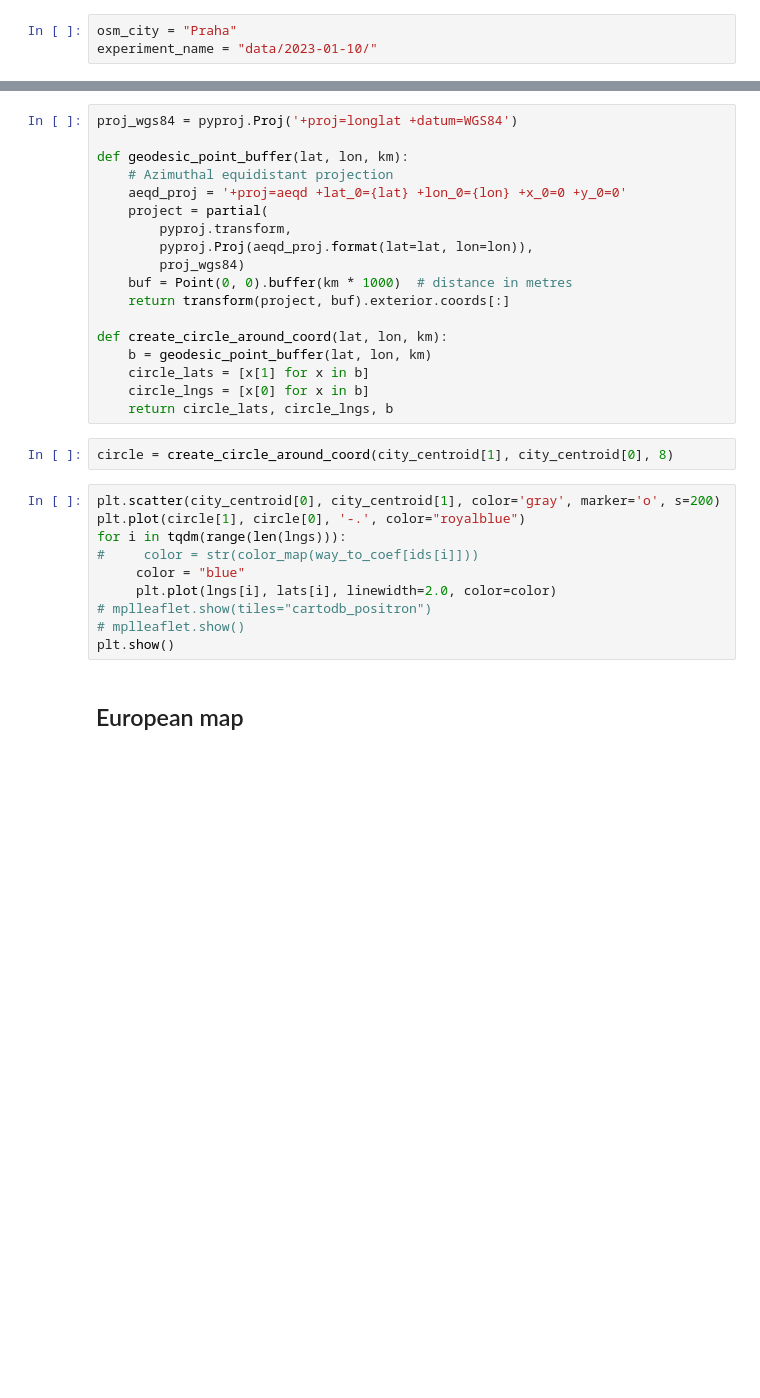
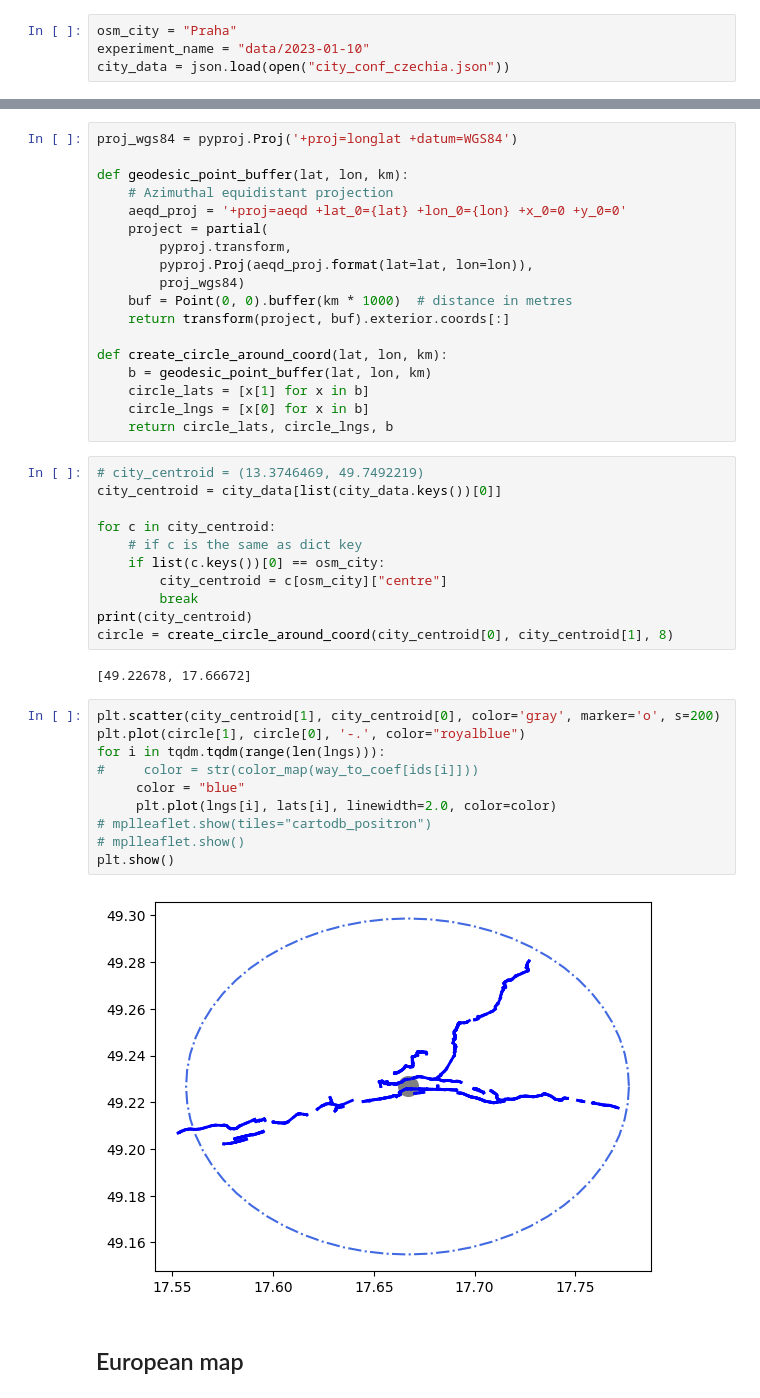
Before and after one commit to plzennakole/cyclorank, a Jupyter notebook: analyse_results.ipynb, the cells around one changed output, grey strips where cells are left out. Drawn from its saved outputs; the diff is of its cells as text; blank space fills up the shorter version.

```diff
--- a/analyse_results.ipynb
+++ b/analyse_results.ipynb
@@ -223,6 +228,7 @@ import matplotlib.pyplot as plt
 # %%
 osm_city = "Praha"
-experiment_name = "data/2023-01-10/"
+experiment_name = "data/2023-01-10"
+city_data = json.load(open("city_conf_czechia.json"))
 # %%
 filepath = f'{experiment_name}/extracted_maps/{osm_city}.pbf'
 osm = OSM(filepath)
@@ -368,17 +388,30 @@ def create_circle_around_coord(lat, lon, km):
     circle_lngs = [x[0] for x in b]
     return circle_lats, circle_lngs, b
 # %%
-circle = create_circle_around_coord(city_centroid[1], city_centroid[0], 8)
+# city_centroid = (13.3746469, 49.7492219)
+city_centroid = city_data[list(city_data.keys())[0]]
+
+for c in city_centroid:
+    # if c is the same as dict key
+    if list(c.keys())[0] == osm_city:
+        city_centroid = c[osm_city]["centre"]
+        break
+print(city_centroid)
+circle = create_circle_around_coord(city_centroid[0], city_centroid[1], 8)
+# %% [output]
+[49.22678, 17.66672]
 # %%
-plt.scatter(city_centroid[0], city_centroid[1], color='gray', marker='o', s=200)
+plt.scatter(city_centroid[1], city_centroid[0], color='gray', marker='o', s=200)
 plt.plot(circle[1], circle[0], '-.', color="royalblue")
-for i in tqdm(range(len(lngs))):
+for i in tqdm.tqdm(range(len(lngs))):
 #     color = str(color_map(way_to_coef[ids[i]]))
      color = "blue"
      plt.plot(lngs[i], lats[i], linewidth=2.0, color=color)
 # mplleaflet.show(tiles="cartodb_positron")
 # mplleaflet.show()
 plt.show()
+# %% [output]
+[figure, added]
 # %% [markdown]
 ## European map
 # %%
```
Also changed, not shown: parts of 11 cells of this notebook.
